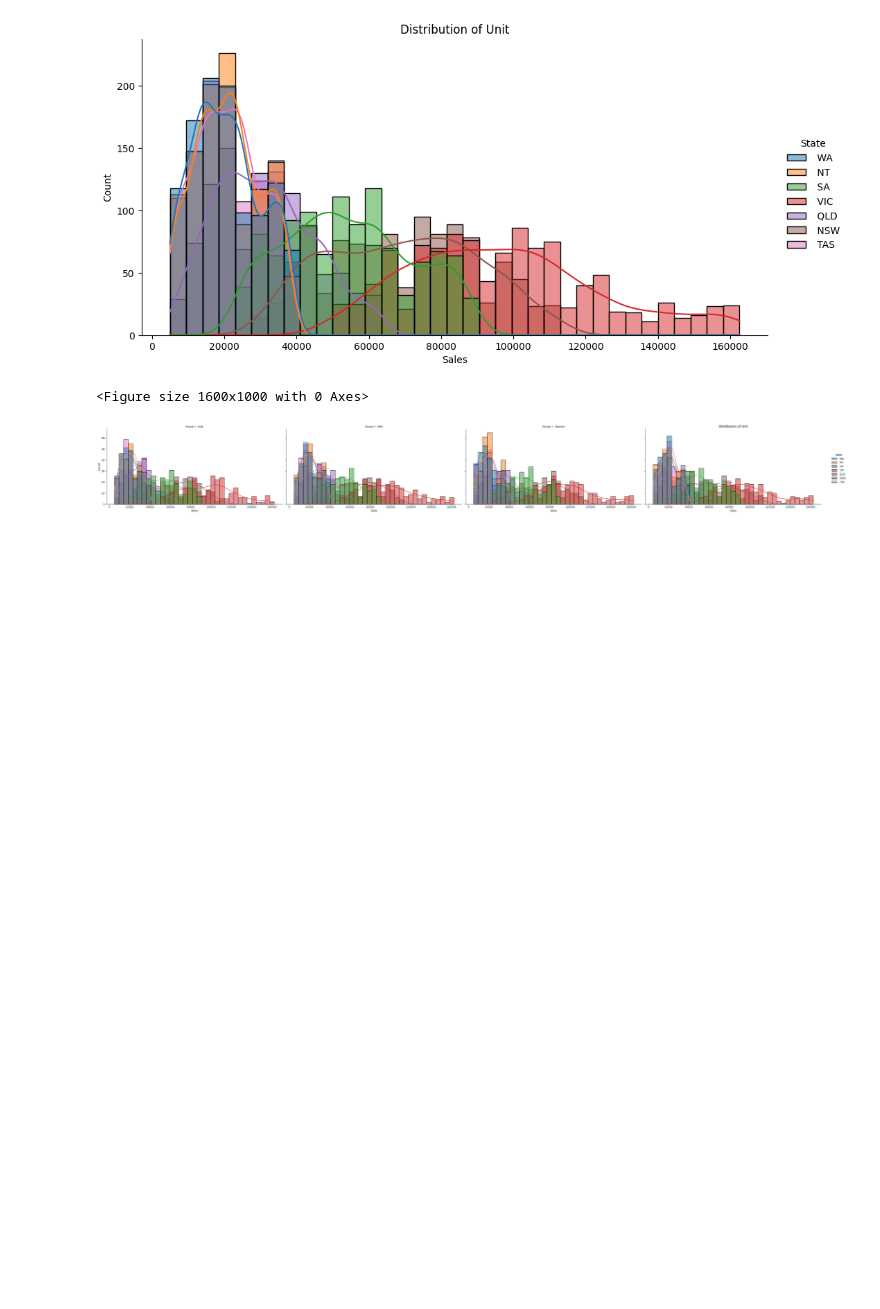
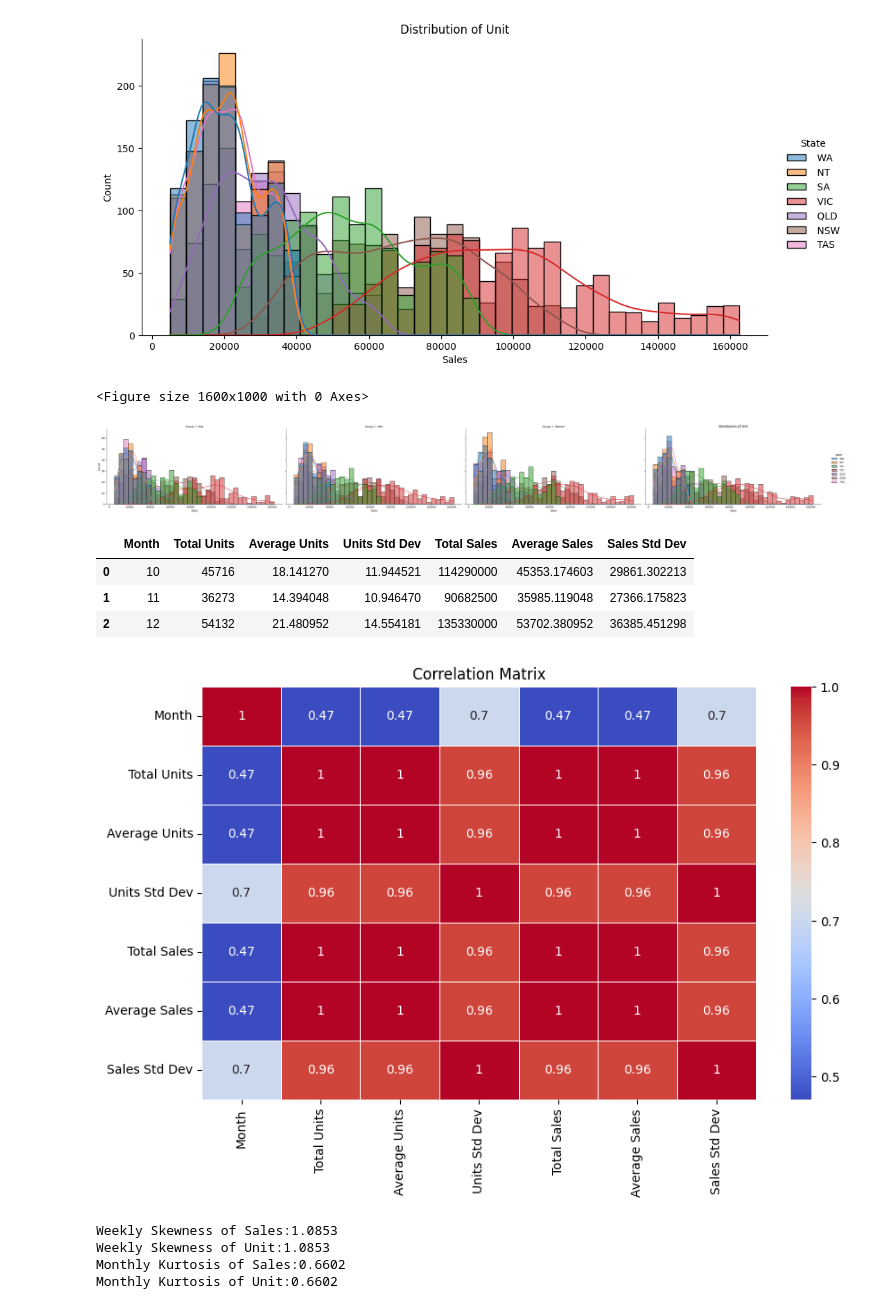
Before and after one commit to svinnapolean/Applied-Data-Science-P1, a Jupyter notebook: sales_analysis_project1.ipynb, the cells around one changed output. Cells and saved outputs as stored; diff of their text form; code cells hidden in the pictures; blank space fills up the shorter version.

```diff
--- a/sales_analysis_project1.ipynb
+++ b/sales_analysis_project1.ipynb
@@ -872,3 +850,39 @@ plt.show()
 # %% [output]
 <Figure size 1600x1000 with 0 Axes>
 [figure]
+# %%
+monthly_droped = monthly_report.drop(['Units Count','Sales Count'], axis = 1)
+monthly_droped.head()
+# %% [output]
+|  | Month | Total Units | Average Units | Units Std Dev | Total Sales | Average Sales | Sales Std Dev |
+| 0 | 10 | 45716 | 18.141270 | 11.944521 | 114290000 | 45353.174603 | 29861.302213 |
+| 1 | 11 | 36273 | 14.394048 | 10.946470 | 90682500 | 35985.119048 | 27366.175823 |
+| 2 | 12 | 54132 | 21.480952 | 14.554181 | 135330000 | 53702.380952 | 36385.451298 |
+# %%
+
+numeric_df = monthly_droped.select_dtypes(include='number')
+correlation_matrix = numeric_df.corr(numeric_only=True)
+# %%
+plt.figure(figsize=(10, 6))
+sns.heatmap(correlation_matrix, annot=True, cmap='coolwarm', linewidths=0.5)
+plt.title('Correlation Matrix')
+plt.show()
+# %% [output]
+[figure, added]
+# %%
+if len(df['Sales']) > 1:
+    print(f"Weekly Skewness of Sales:{stats.skew(df['Sales']):.4f}")
+    print(f"Weekly Skewness of Unit:{stats.skew(df['Unit']):.4f}")
+else:
+    print(f"Weekly Skewness of Sales or Unit not possible.")
+
+if len(df['Sales']) > 1:
+    print(f"Monthly Kurtosis of Sales:{stats.kurtosis(df['Sales']):.4f}")
+    print(f"Monthly Kurtosis of Unit:{stats.kurtosis(df['Unit']):.4f}")
+else:
+    print(f"Monthly Kurtosis of Sales or Unit not possible.")
+# %% [output]
+Weekly Skewness of Sales:1.0853
+Weekly Skewness of Unit:1.0853
+Monthly Kurtosis of Sales:0.6602
+Monthly Kurtosis of Unit:0.6602
```
Also changed, not shown: parts of 18 cells of this notebook.
